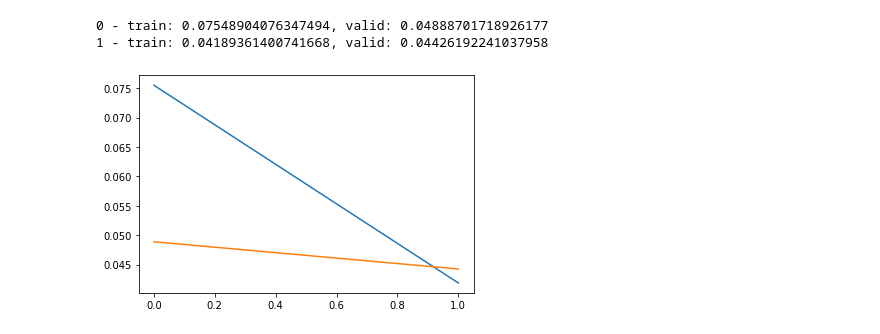
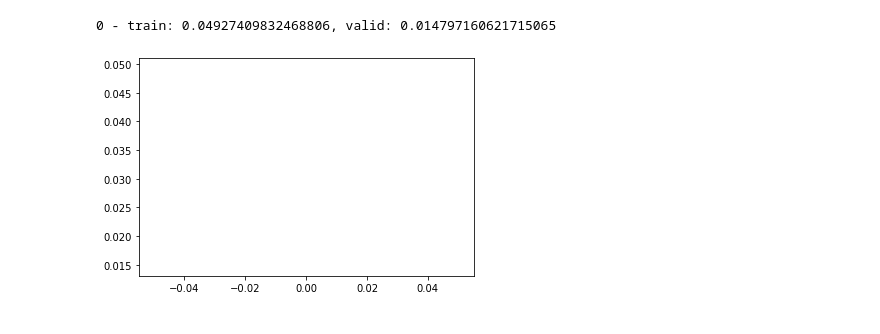
Before and after one commit to Anderzz/it3030, a Jupyter notebook: assignment2/learning2.ipynb, the cells around one changed output. Drawn from its saved outputs; the diff is of its cells as text; code cells hidden in the pictures.

```diff
--- a/assignment2/learning2.ipynb
+++ b/assignment2/learning2.ipynb
@@ -24,6 +25,6 @@ df.head()
 | 2017-05-01 03:00:00+00:00 | 0.309108 | -0.508958 | 1 | 3 | 0 | 1 | 5 | ... |
 | 2017-05-01 04:00:00+00:00 | 0.459408 | -0.536309 | 1 | 4 | 0 | 1 | 5 | ... |
 # %%
-df = df[['temperature', 'consumption', 'consumption_24h_lag']].copy()
+df = df[['temperature', 'consumption', 'consumption_24h_lag', 'region', 'time_of_day', 'time_of_week', 'time_of_year', 'consumption_yday_mean']].copy()
 df.head()
 # %% [output]
@@ -37,7 +38,7 @@ df.head()
 target_feature = 'consumption'
 features = list(df.columns.difference([target_feature]))
 
-forecast_lead = 24
+forecast_lead = 1
 target = f"{target_feature}_lead{forecast_lead}"
 
 df[target] = df[target_feature].shift(-forecast_lead)
@@ -125,7 +122,7 @@ test_dataset = SequenceDataset(
 )
 
 train_loader = DataLoader(train_dataset, batch_size=batch_size, shuffle=True)
-val_loader = DataLoader(val_dataset, batch_size=batch_size, shuffle=False)
+val_loader = DataLoader(val_dataset, batch_size=batch_size, shuffle=True)
 test_loader = DataLoader(test_dataset, batch_size=batch_size, shuffle=False)
 
 X, y = next(iter(train_loader))
@@ -198,10 +195,10 @@ def test_model(data_loader, model, loss_function):
 # %%
-print("Untrained test\n--------")
-test_model(test_loader, model, loss_function)
-print()
+# print("Untrained test\n--------")
+# test_model(test_loader, model, loss_function)
+# print()
 
-for ix_epoch in range(2):
-    print(f"Epoch {ix_epoch}\n---------")
-    train_model(train_loader, model, loss_function, optimizer=optimizer)
-    test_model(test_loader, model, loss_function)
-    print()
+# for ix_epoch in range(2):
+#     print(f"Epoch {ix_epoch}\n---------")
+#     train_model(train_loader, model, loss_function, optimizer=optimizer)
+#     test_model(test_loader, model, loss_function)
+#     print()
@@ -229,7 +212,7 @@ num_hidden_units = 16
 model = LSTMModel(num_features=len(features), hidden_units=num_hidden_units, use_cuda=USE_CUDA).to(device)
 
 lr = 4e-4
-n_epochs = 2
+n_epochs = 1
 criterion = nn.MSELoss().to(device)
 optimizer = torch.optim.Adam(model.parameters(), lr=lr)
 
@@ -243,33 +226,32 @@ for epoch in range(n_epochs):
         optimizer.zero_grad()
 
         x = x.to(device)
         y = y.squeeze().to(device)
         #print(f"x shape: {x.shape}, y shape: {y.shape}")
         #print(x)
         preds = model(x)#.squeeze()
         #print(f"preds shape: {preds.shape}")
         loss = criterion(preds, y)
         train_loss += loss.item()
         loss.backward()
         optimizer.step()
     epoch_loss = train_loss / len(train_loader)
     t_losses.append(epoch_loss)
 
     # validation
     model.eval()
     for x, y in val_loader:
         with torch.no_grad():
             x = x.to(device)
             y = y.squeeze().to(device)
             preds = model(x).squeeze()
             error = criterion(preds, y)
         val_loss += error.item()
     val_loss = val_loss / len(val_loader)
     v_losses.append(val_loss)
 
     print(f'{epoch} - train: {epoch_loss}, valid: {val_loss}')
 plot_losses(t_losses, v_losses)
 # %% [output]
-0 - train: 0.07548904076347494, valid: 0.04888701718926177
-1 - train: 0.04189361400741668, valid: 0.04426192241037958
+0 - train: 0.04927409832468806, valid: 0.014797160621715065
-[figure, old version]
+[figure, new version]
```
Also changed, not shown: parts of 20 cells of this notebook, 4 other files.
